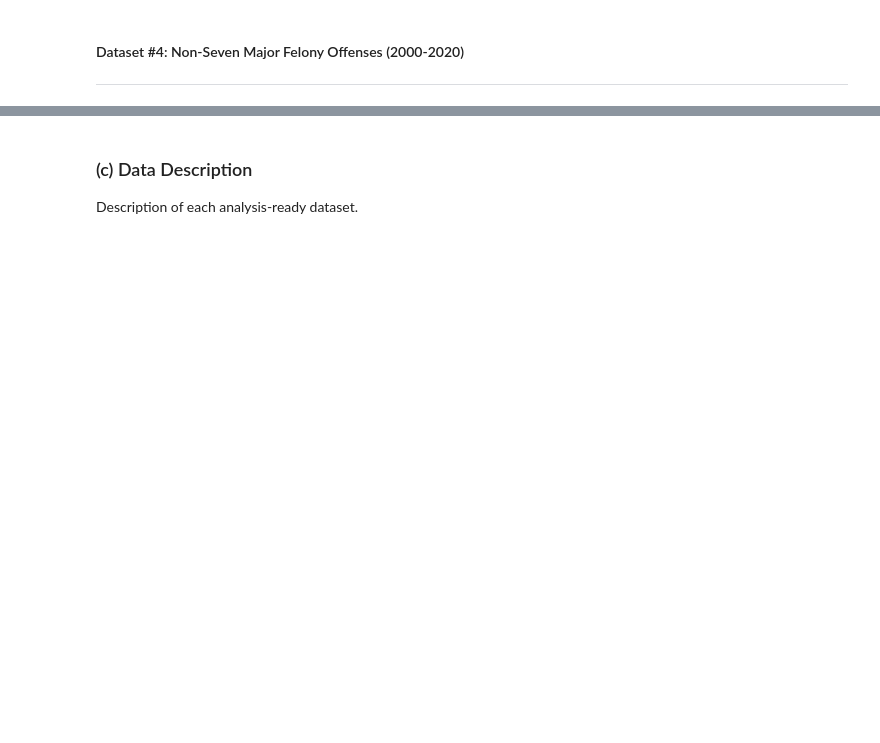
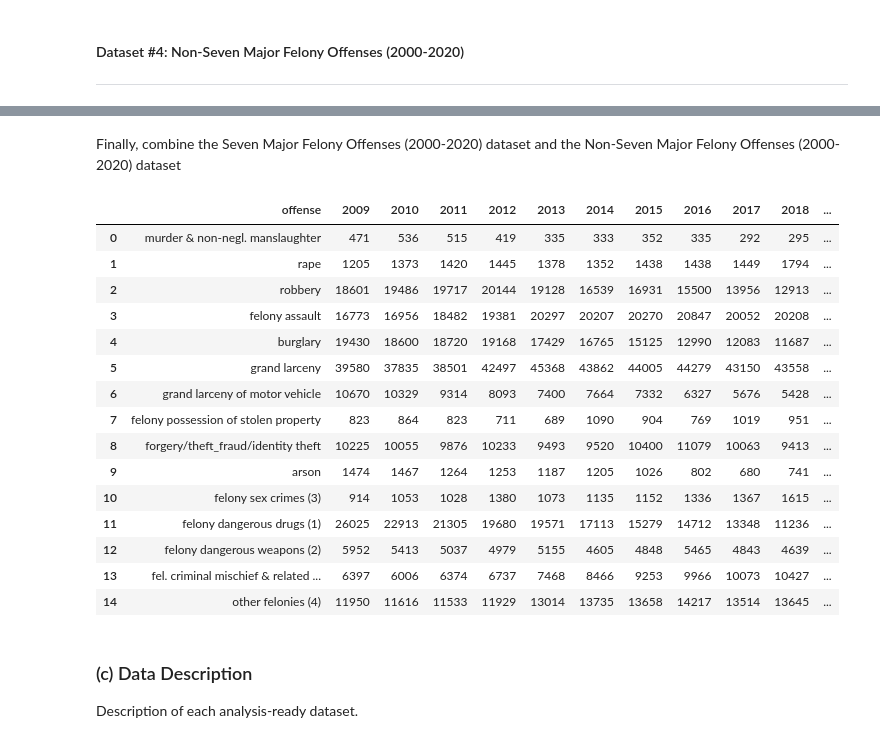
Before and after one commit to leajv123/Data-Science-Project-2950-, a Jupyter notebook: dataSciFinalProjectFINAL.ipynb, the cells around one changed output, grey strips where cells are left out. Drawn from its saved outputs; the diff is of its cells as text; code cells hidden in the pictures; blank space fills up the shorter version.

Commit message:
Additional formatting modifications
Added the felony and non-felony datasets and cleaning to the main file; additional formatting on the data description section

```diff
--- a/dataSciFinalProjectFINAL.ipynb
+++ b/dataSciFinalProjectFINAL.ipynb
@@ -176,3 +228,6 @@ The final step is the export the analysis-ready data:
 #### Dataset #4: Non-Seven Major Felony Offenses (2000-2020)
 
 ---
+# %%
+# Load raw dataset
+nonmajor_felony_raw = pd.read_csv('non-seven-major-felony-offenses-2000-2020.csv')
@@ -178,0 +246,6 @@ The final step is the export the analysis-ready data:
+# %%
+# Drop Columns 2000 - 2009 and 2020
+nonmajor_felony = nonmajor_felony.drop([2000.0, 2001.0, 2002.0, 2003.0, 2004.0, 2005.0, 2006.0, 2007.0, 2008.0, 2020.0], axis=1)
+
+# Reset Indices
+nonmajor_felony = nonmajor_felony.reset_index(drop=True)
@@ -178,0 +254,20 @@ The final step is the export the analysis-ready data:
+# %%
+# Rename Columns
+nonmajor_felony = nonmajor_felony.rename(columns={"OFFENSE": "offense"})
+nonmajor_felony = nonmajor_felony.rename(columns={2009.0: 2009, 2010.0: 2010, 2011.0: 2011, 2012.0: 2012, 2013.0: 2013, 2014.0: 2014, 2015.0: 2015, 2016.0: 2016, 2017.0: 2017, 2018.0: 2018, 2019.0: 2019})
+
+# Make All Data Entries the Same Type (Int)
+nonmajor_felony[2009] = nonmajor_felony[2009].astype(int)
+nonmajor_felony[2010] = nonmajor_felony[2010].astype(int)
+nonmajor_felony[2011] = nonmajor_felony[2011].astype(int)
+nonmajor_felony[2012] = nonmajor_felony[2012].astype(int)
+nonmajor_felony[2013] = nonmajor_felony[2013].astype(int)
+nonmajor_felony[2014] = nonmajor_felony[2014].astype(int)
+nonmajor_felony[2015] = nonmajor_felony[2015].astype(int)
+nonmajor_felony[2016] = nonmajor_felony[2016].astype(int)
+nonmajor_felony[2017] = nonmajor_felony[2017].astype(int)
+nonmajor_felony[2018] = nonmajor_felony[2018].astype(int)
+nonmajor_felony[2019] = nonmajor_felony[2019].astype(int)
+
+# Make Offense Types Lowercase
+nonmajor_felony.loc[:, "offense"] = nonmajor_felony.loc[:, "offense"].str.lower()
@@ -178,0 +276,5 @@ The final step is the export the analysis-ready data:
+# %%
+# Drop Totals Row
+nonmajor_felony = nonmajor_felony.drop([8])
+
+nonmajor_felony
@@ -179,3 +291,30 @@ The final step is the export the analysis-ready data:
+# %% [markdown]
+Finally, combine the Seven Major Felony Offenses (2000-2020) dataset and the Non-Seven Major Felony Offenses (2000-2020) dataset
+# %%
+# Add Column to indicate whether the offense is a Major felony or Nonmajor felony
+major_felony['major_nonmajor'] = [1, 1, 1, 1, 1, 1, 1]
+nonmajor_felony['major_nonmajor'] = [0, 0, 0, 0, 0, 0, 0, 0]
+
+felony_data = major_felony.copy().append(nonmajor_felony.copy(), ignore_index = True)
+
+felony_data
+# %% [output]
+|  | offense | 2009 | 2010 | 2011 | 2012 | 2013 | 2014 | 2015 | 2016 | 2017 | 2018 | ... |
+| 0 | murder & non-negl. manslaughter | 471 | 536 | 515 | 419 | 335 | 333 | 352 | 335 | 292 | 295 | ... |
+| 1 | rape | 1205 | 1373 | 1420 | 1445 | 1378 | 1352 | 1438 | 1438 | 1449 | 1794 | ... |
+| 2 | robbery | 18601 | 19486 | 19717 | 20144 | 19128 | 16539 | 16931 | 15500 | 13956 | 12913 | ... |
+| 3 | felony assault | 16773 | 16956 | 18482 | 19381 | 20297 | 20207 | 20270 | 20847 | 20052 | 20208 | ... |
+| 4 | burglary | 19430 | 18600 | 18720 | 19168 | 17429 | 16765 | 15125 | 12990 | 12083 | 11687 | ... |
+| 5 | grand larceny | 39580 | 37835 | 38501 | 42497 | 45368 | 43862 | 44005 | 44279 | 43150 | 43558 | ... |
+| 6 | grand larceny of motor vehicle | 10670 | 10329 | 9314 | 8093 | 7400 | 7664 | 7332 | 6327 | 5676 | 5428 | ... |
+| 7 | felony possession of stolen property | 823 | 864 | 823 | 711 | 689 | 1090 | 904 | 769 | 1019 | 951 | ... |
+| 8 | forgery/theft_fraud/identity theft | 10225 | 10055 | 9876 | 10233 | 9493 | 9520 | 10400 | 11079 | 10063 | 9413 | ... |
+| 9 | arson | 1474 | 1467 | 1264 | 1253 | 1187 | 1205 | 1026 | 802 | 680 | 741 | ... |
+| 10 | felony sex crimes (3) | 914 | 1053 | 1028 | 1380 | 1073 | 1135 | 1152 | 1336 | 1367 | 1615 | ... |
+| 11 | felony dangerous drugs (1) | 26025 | 22913 | 21305 | 19680 | 19571 | 17113 | 15279 | 14712 | 13348 | 11236 | ... |
+| 12 | felony dangerous weapons (2) | 5952 | 5413 | 5037 | 4979 | 5155 | 4605 | 4848 | 5465 | 4843 | 4639 | ... |
+| 13 | fel. criminal mischief & related ... | 6397 | 6006 | 6374 | 6737 | 7468 | 8466 | 9253 | 9966 | 10073 | 10427 | ... |
+| 14 | other felonies (4) | 11950 | 11616 | 11533 | 11929 | 13014 | 13735 | 13658 | 14217 | 13514 | 13645 | ... |
 # %% [markdown]
 ### (c) Data Description
 
```
Also changed, not shown: parts of 21 cells of this notebook, 6 other files.
